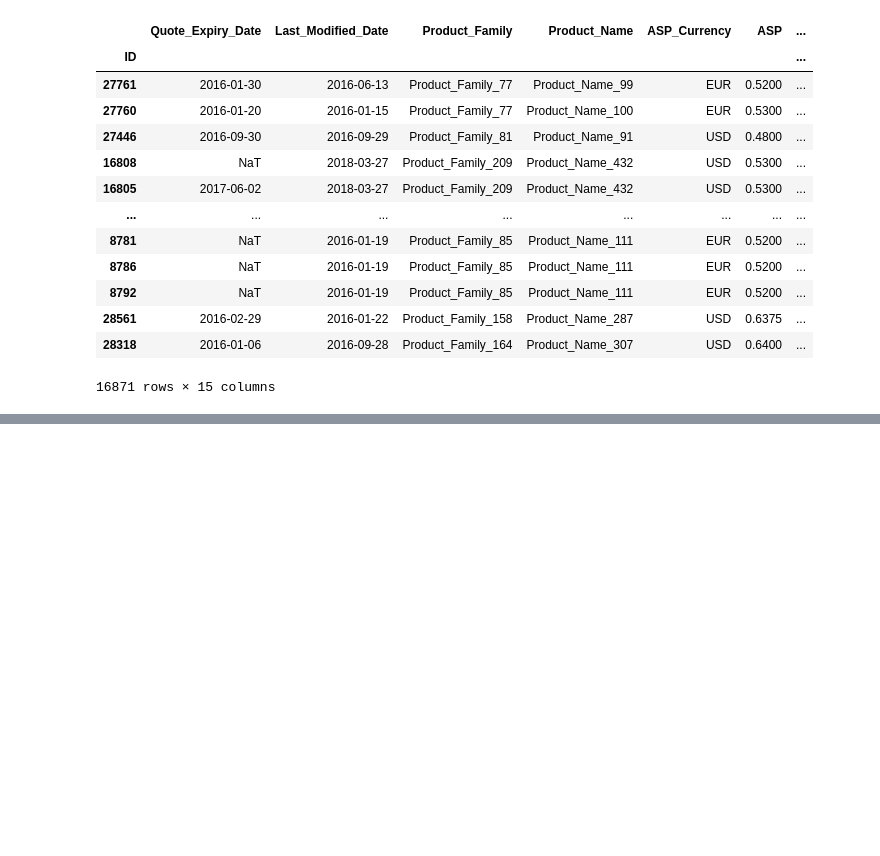
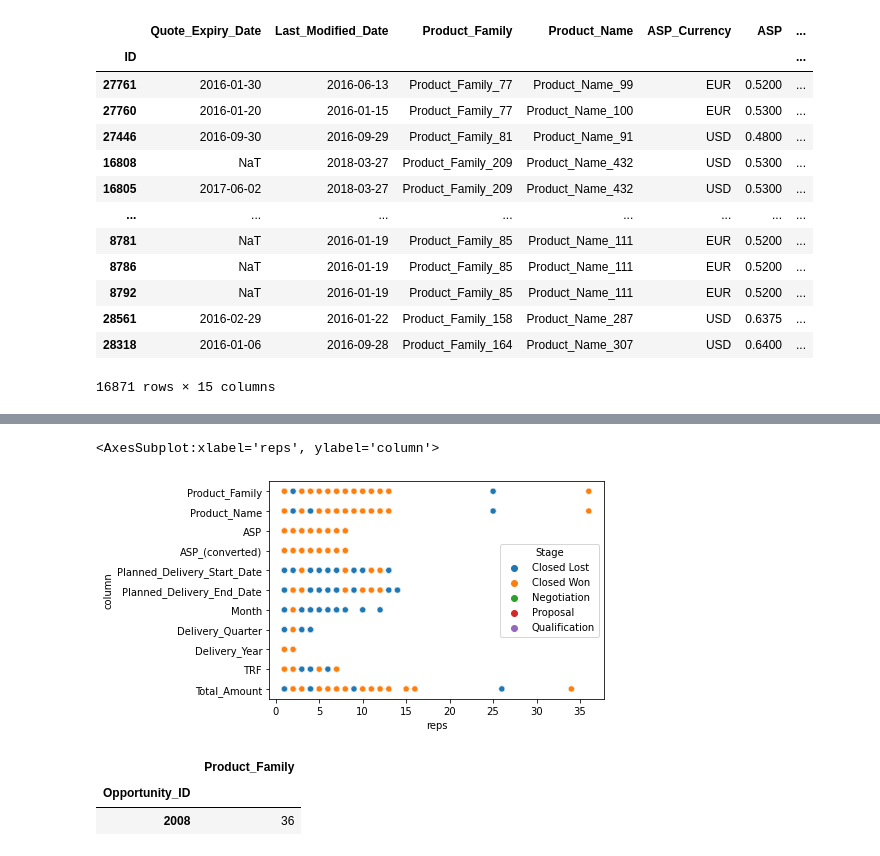
Before and after one commit to fede-alt/datos_2c2020_tp1, a Jupyter notebook: Pruebas/Pruebas_Tomi.ipynb, the cells around one changed output, grey strips where cells are left out. Cells and saved outputs as stored; diff of their text form; code cells hidden in the pictures; blank space fills up the shorter version.

```diff
--- a/Pruebas/Pruebas_Tomi.ipynb
+++ b/Pruebas/Pruebas_Tomi.ipynb
@@ -323,0 +437,5 @@ Distribución de Closed Won en el año por meses
+# %%
+# Definimos una serie con transform donde por cada oportunidad cuenta los registros que hay
+
+regsByOp = df.groupby("Opportunity_ID")["Stage"].transform("count")
+regsByOp
@@ -323,0 +456,3 @@ Distribución de Closed Won en el año por meses
+# %%
+ColumnActivityByOp = df[regsByOp > 1].groupby("Opportunity_ID").agg(count_values)
+ColumnActivityByOp
@@ -323,0 +474,7 @@ Distribución de Closed Won en el año por meses
+# %%
+# Las columnas cuyo valor ha cambiado un valor maximo de veces, en una misma Op_ID
+
+columnValuesByOp = ColumnActivityByOp.apply("max")
+columnValuesByOp = columnValuesByOp[columnValuesByOp > 1]
+columnValuesByOp = columnValuesByOp.sort_values(ascending=False)
+columnValuesByOp
@@ -323,0 +546,6 @@ Distribución de Closed Won en el año por meses
+# %%
+to_plot = ColumnActivityByOp.unstack().to_frame().reset_index()
+to_plot = pd.merge(to_plot,df.loc[:,["Opportunity_ID","Stage"]],on = "Opportunity_ID", how = "inner")
+to_plot = to_plot.rename(columns={"level_0":"column",0:"reps"})
+to_plot = to_plot.loc[to_plot["column"].isin(columnValuesByOp.index)]
+to_plot
@@ -323,0 +566,11 @@ Distribución de Closed Won en el año por meses
+# %%
+sns.scatterplot(data=to_plot, x="reps",y ="column",hue="Stage")
+# %% [output]
+<AxesSubplot:xlabel='reps', ylabel='column'>
+[figure, added]
+# %%
+df.groupby("Opportunity_ID").agg({"Product_Family":count_values}).nlargest(1,"Product_Family")
+# %% [output]
+|  | Product_Family |
+| Opportunity_ID |  |
+| 2008 | 36 |
```
Also changed, not shown: parts of 30 cells of this notebook.
